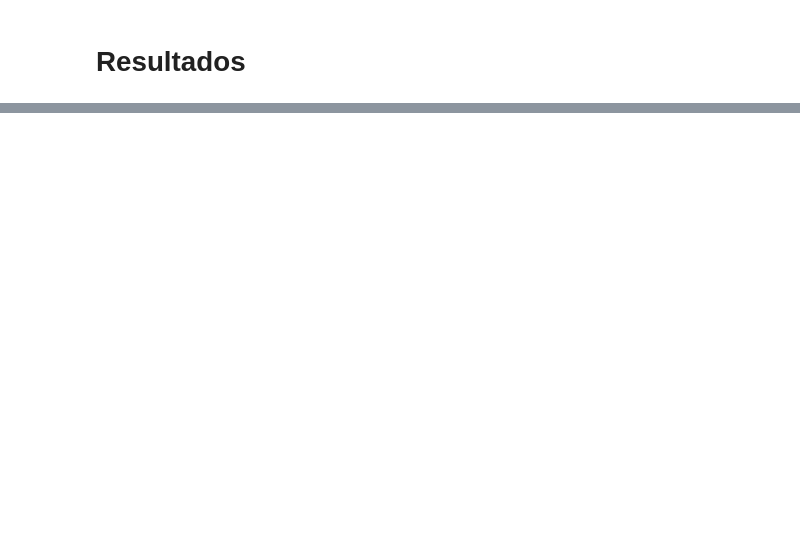
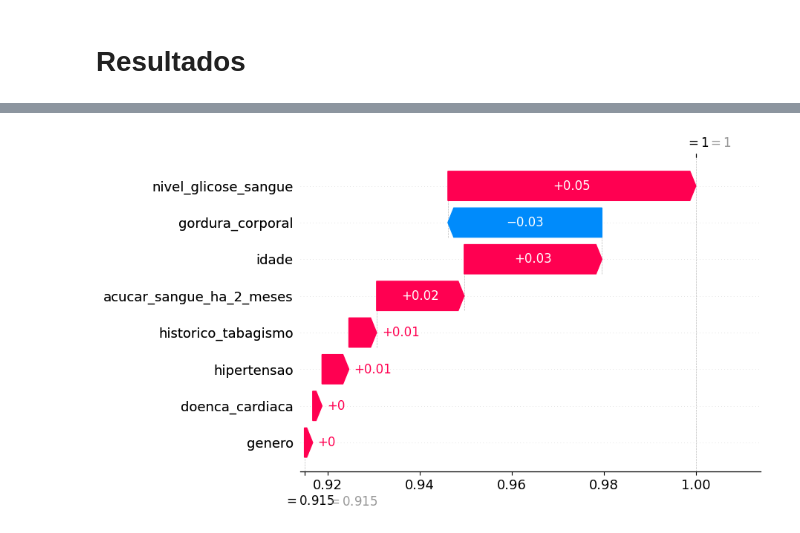
Before and after one commit to netomap/diabetes_prediction, a Jupyter notebook: analise.ipynb, the cells around one changed output, grey strips where cells are left out. Cells and saved outputs as stored; diff of their text form; code cells hidden in the pictures; blank space fills up the shorter version.

```diff
--- a/analise.ipynb
+++ b/analise.ipynb
@@ -295,0 +281,8 @@ elemento=18372
+# %%
+shap_object_1 = shap.plots._waterfall.waterfall_legacy(
+    expected_value = explainer.expected_value[0],
+    shap_values = shap_values_train[0][3].reshape(-1),
+    feature_names = FEATURE_NAMES,
+)
+# %% [output]
+[figure, added]
```
Also changed, not shown: parts of 23 cells of this notebook.
